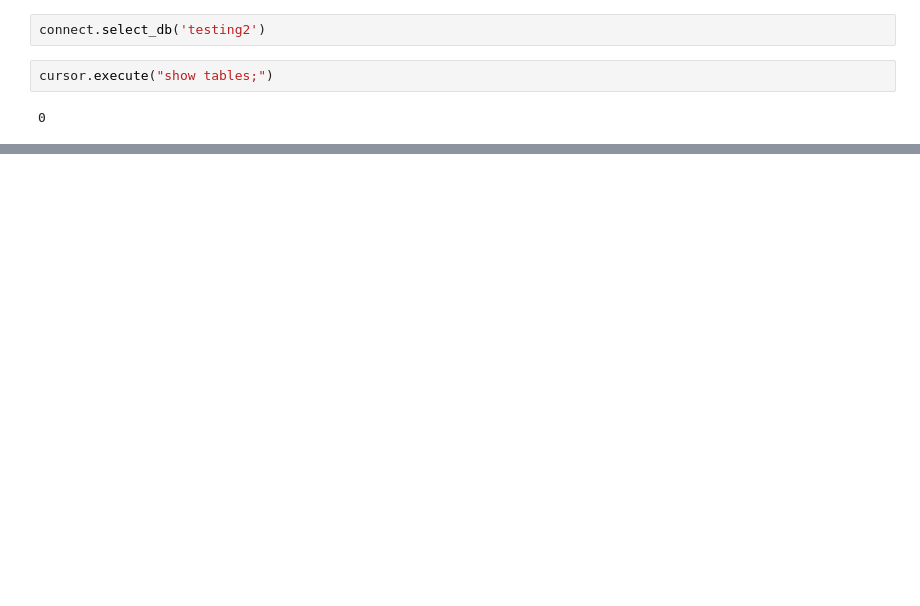
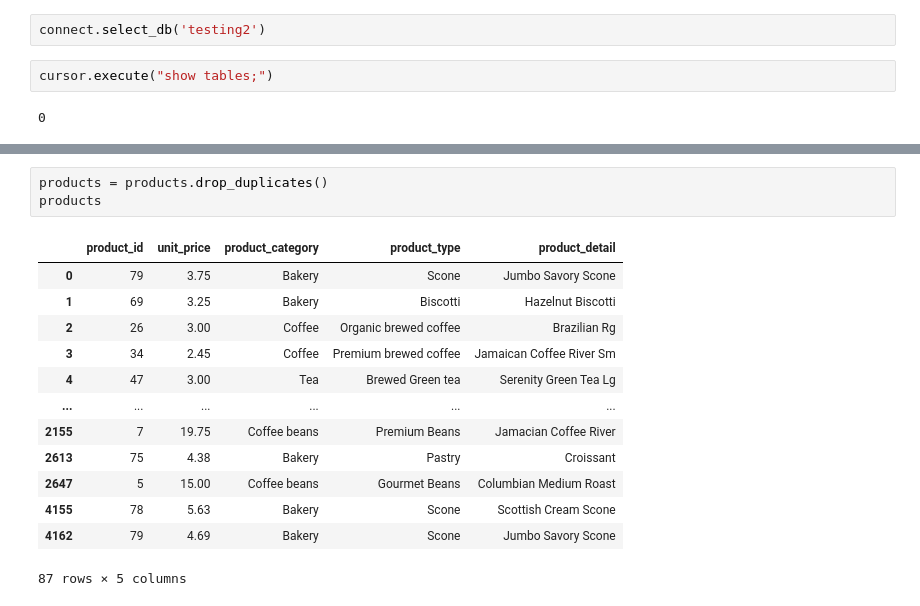
Before and after one commit to qianshupeng/dsci551-project, a Jupyter notebook: code/Untitled.ipynb, the cells around one changed output, grey strips where cells are left out. Cells and saved outputs as stored; diff of their text form; blank space fills up the shorter version.

```diff
--- a/code/Untitled.ipynb
+++ b/code/Untitled.ipynb
@@ -42,0 +114,17 @@ cursor.execute("create database if not exists testing2;")
+# %%
+products = products.drop_duplicates()
+products
+# %% [output]
+|  | product_id | unit_price | product_category | product_type | product_detail |
+| 0 | 79 | 3.75 | Bakery | Scone | Jumbo Savory Scone |
+| 1 | 69 | 3.25 | Bakery | Biscotti | Hazelnut Biscotti |
+| 2 | 26 | 3.00 | Coffee | Organic brewed coffee | Brazilian Rg |
+| 3 | 34 | 2.45 | Coffee | Premium brewed coffee | Jamaican Coffee River Sm |
+| 4 | 47 | 3.00 | Tea | Brewed Green tea | Serenity Green Tea Lg |
+| ... | ... | ... | ... | ... | ... |
+| 2155 | 7 | 19.75 | Coffee beans | Premium Beans | Jamacian Coffee River |
+| 2613 | 75 | 4.38 | Bakery | Pastry | Croissant |
+| 2647 | 5 | 15.00 | Coffee beans | Gourmet Beans | Columbian Medium Roast |
+| 4155 | 78 | 5.63 | Bakery | Scone | Scottish Cream Scone |
+| 4162 | 79 | 4.69 | Bakery | Scone | Jumbo Savory Scone |
+87 rows × 5 columns
```
Also changed, not shown: parts of 25 cells of this notebook, 22 other files.
